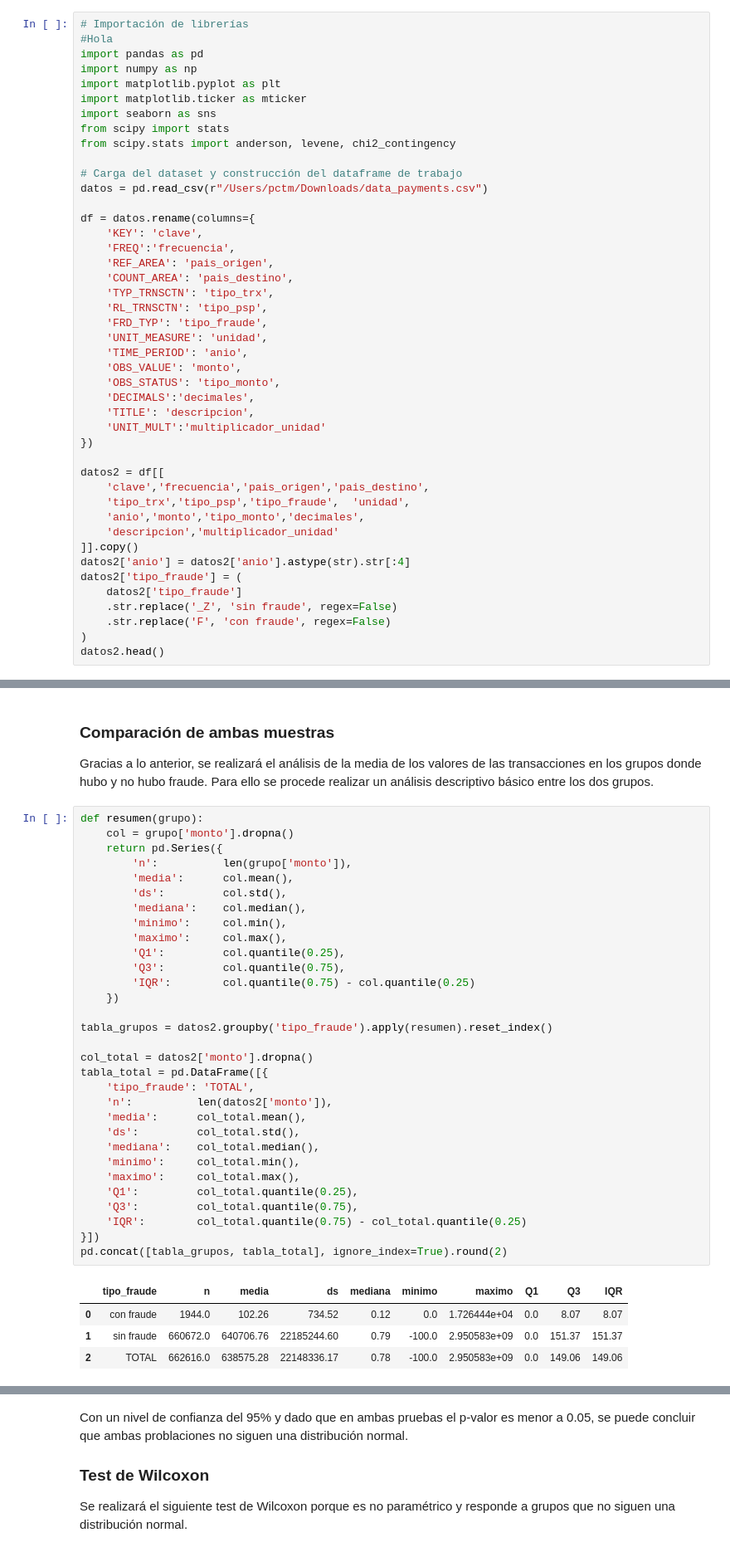
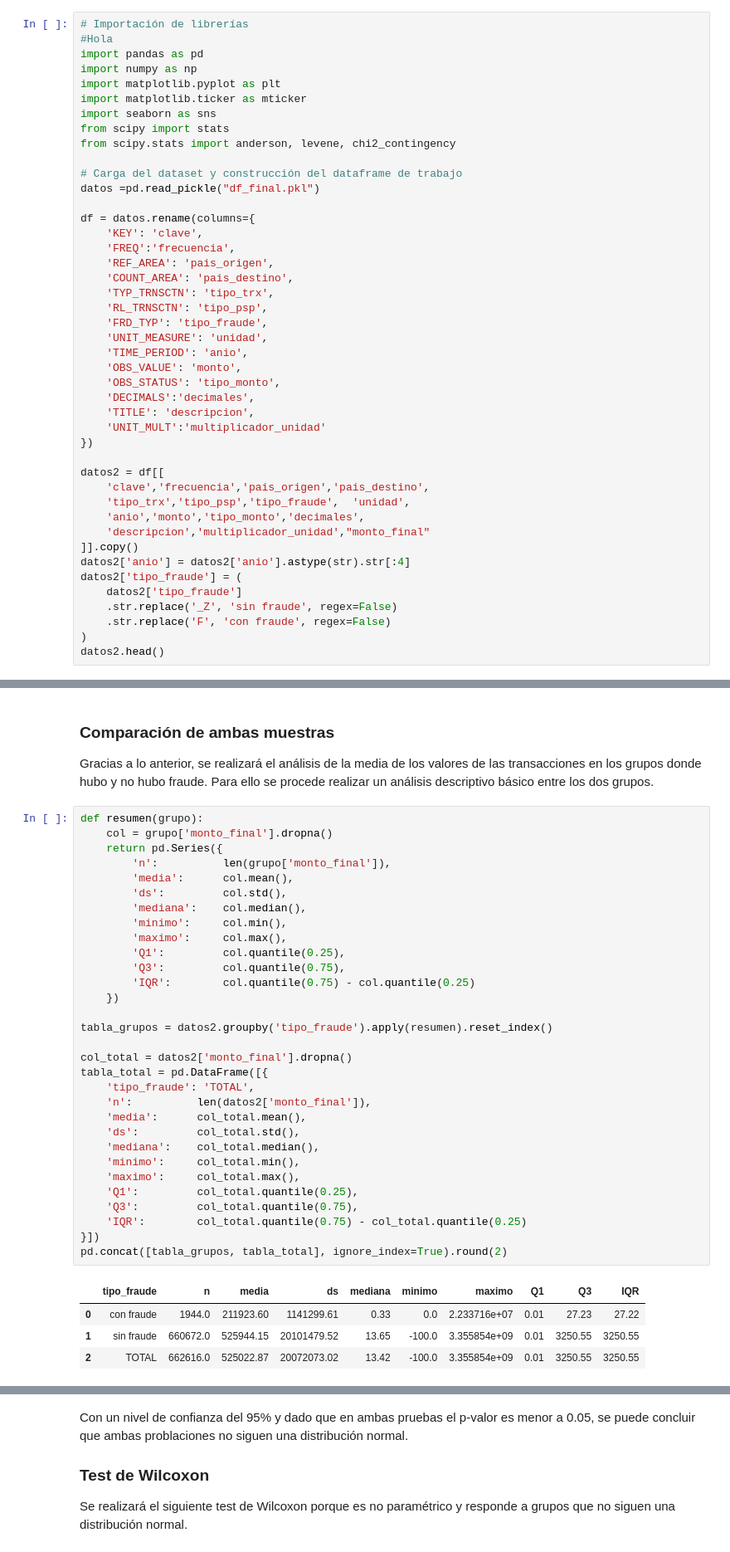
Before and after one commit to T1fff/PaymentTransactionsEUpy, a Jupyter notebook: 02-cross-refs.ipynb, the cells around one changed output, grey strips where cells are left out. Shown at 83% size. Saved outputs shown, nothing was run; the diff lists cells and outputs as text.

```diff
--- a/02-cross-refs.ipynb
+++ b/02-cross-refs.ipynb
@@ -12,7 +12,7 @@ from scipy import stats
 from scipy.stats import anderson, levene, chi2_contingency
 
 # Carga del dataset y construcción del dataframe de trabajo
-datos = pd.read_csv(r"/Users/pctm/Downloads/data_payments.csv")
+datos =pd.read_pickle("df_final.pkl")
 
 df = datos.rename(columns={
     'KEY': 'clave',
@@ -35,7 +35,7 @@ datos2 = df[[
     'clave','frecuencia','pais_origen','pais_destino',
     'tipo_trx','tipo_psp','tipo_fraude',  'unidad',
     'anio','monto','tipo_monto','decimales',
-    'descripcion','multiplicador_unidad'
+    'descripcion','multiplicador_unidad',"monto_final"
 ]].copy()
 datos2['anio'] = datos2['anio'].astype(str).str[:4]
 datos2['tipo_fraude'] = (
@@ -85,38 +85,38 @@ El gráfico muestra la distribución del valor de la transacciones según su res
 Gracias a lo anterior, se realizará el análisis de la media de los valores de las transacciones en los grupos donde hubo y no hubo fraude. Para ello se procede realizar un análisis descriptivo básico entre los dos grupos.
 # %%
 def resumen(grupo):
-    col = grupo['monto'].dropna()
+    col = grupo['monto_final'].dropna()
     return pd.Series({
-        'n':          len(grupo['monto']),
+        'n':          len(grupo['monto_final']),
         'media':      col.mean(),
         'ds':         col.std(),
         'mediana':    col.median(),
         'minimo':     col.min(),
         'maximo':     col.max(),
         'Q1':         col.quantile(0.25),
         'Q3':         col.quantile(0.75),
         'IQR':        col.quantile(0.75) - col.quantile(0.25)
     })
 
 tabla_grupos = datos2.groupby('tipo_fraude').apply(resumen).reset_index()
 
-col_total = datos2['monto'].dropna()
+col_total = datos2['monto_final'].dropna()
 tabla_total = pd.DataFrame([{
     'tipo_fraude': 'TOTAL',
-    'n':          len(datos2['monto']),
+    'n':          len(datos2['monto_final']),
     'media':      col_total.mean(),
     'ds':         col_total.std(),
     'mediana':    col_total.median(),
     'minimo':     col_total.min(),
     'maximo':     col_total.max(),
     'Q1':         col_total.quantile(0.25),
     'Q3':         col_total.quantile(0.75),
     'IQR':        col_total.quantile(0.75) - col_total.quantile(0.25)
 }])
 pd.concat([tabla_grupos, tabla_total], ignore_index=True).round(2)
 # %% [output]
 |  | tipo_fraude | n | media | ds | mediana | minimo | maximo | Q1 | Q3 | IQR |
-| 0 | con fraude | 1944.0 | 102.26 | 734.52 | 0.12 | 0.0 | 1.726444e+04 | 0.0 | 8.07 | 8.07 |
-| 1 | sin fraude | 660672.0 | 640706.76 | 22185244.60 | 0.79 | -100.0 | 2.950583e+09 | 0.0 | 151.37 | 151.37 |
-| 2 | TOTAL | 662616.0 | 638575.28 | 22148336.17 | 0.78 | -100.0 | 2.950583e+09 | 0.0 | 149.06 | 149.06 |
+| 0 | con fraude | 1944.0 | 211923.60 | 1141299.61 | 0.33 | 0.0 | 2.233716e+07 | 0.01 | 27.23 | 27.22 |
+| 1 | sin fraude | 660672.0 | 525944.15 | 20101479.52 | 13.65 | -100.0 | 3.355854e+09 | 0.01 | 3250.55 | 3250.55 |
+| 2 | TOTAL | 662616.0 | 525022.87 | 20072073.02 | 13.42 | -100.0 | 3.355854e+09 | 0.01 | 3250.55 | 3250.55 |
 # %% [markdown]
```
Also changed, not shown: parts of 34 cells of this notebook.
